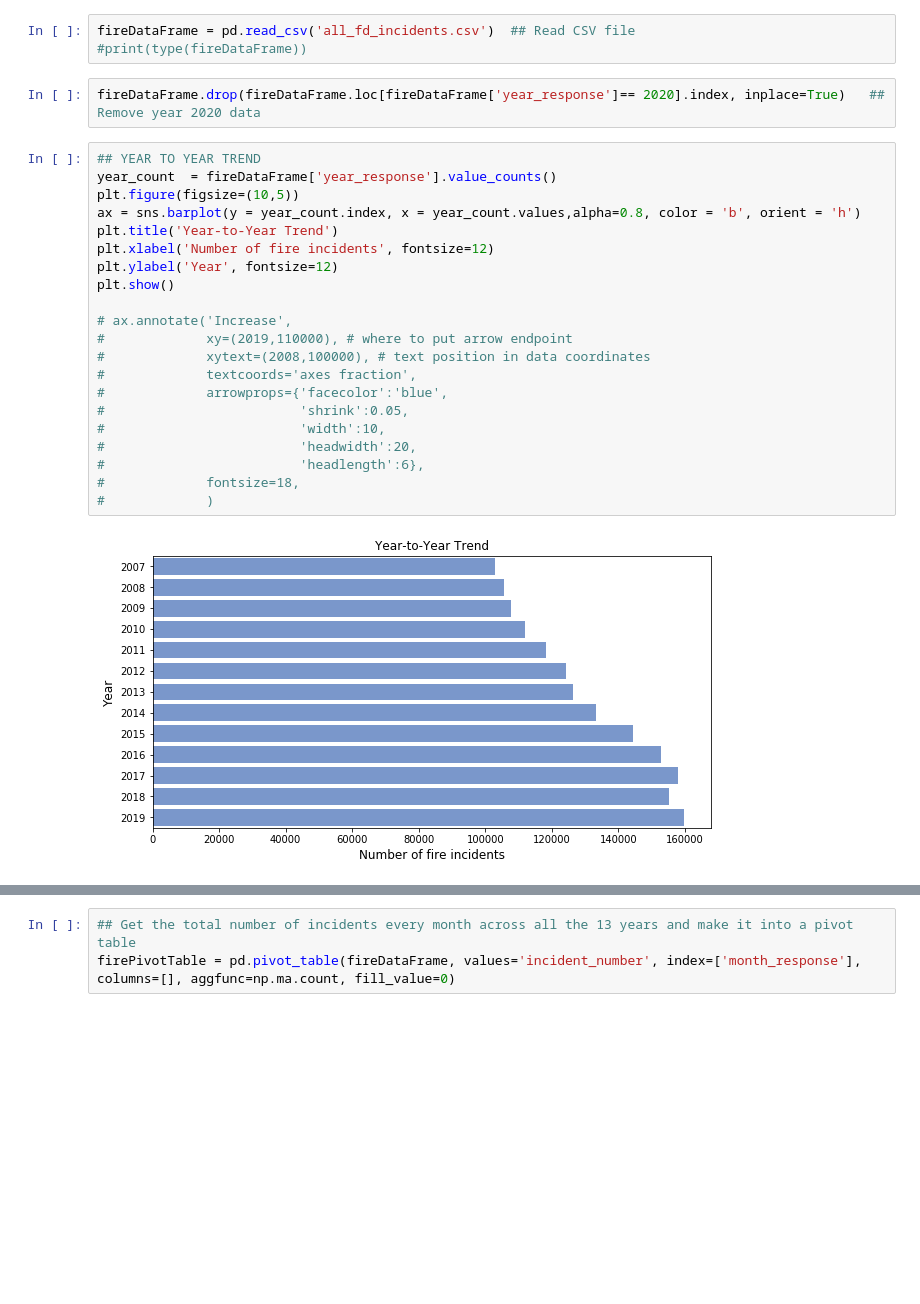
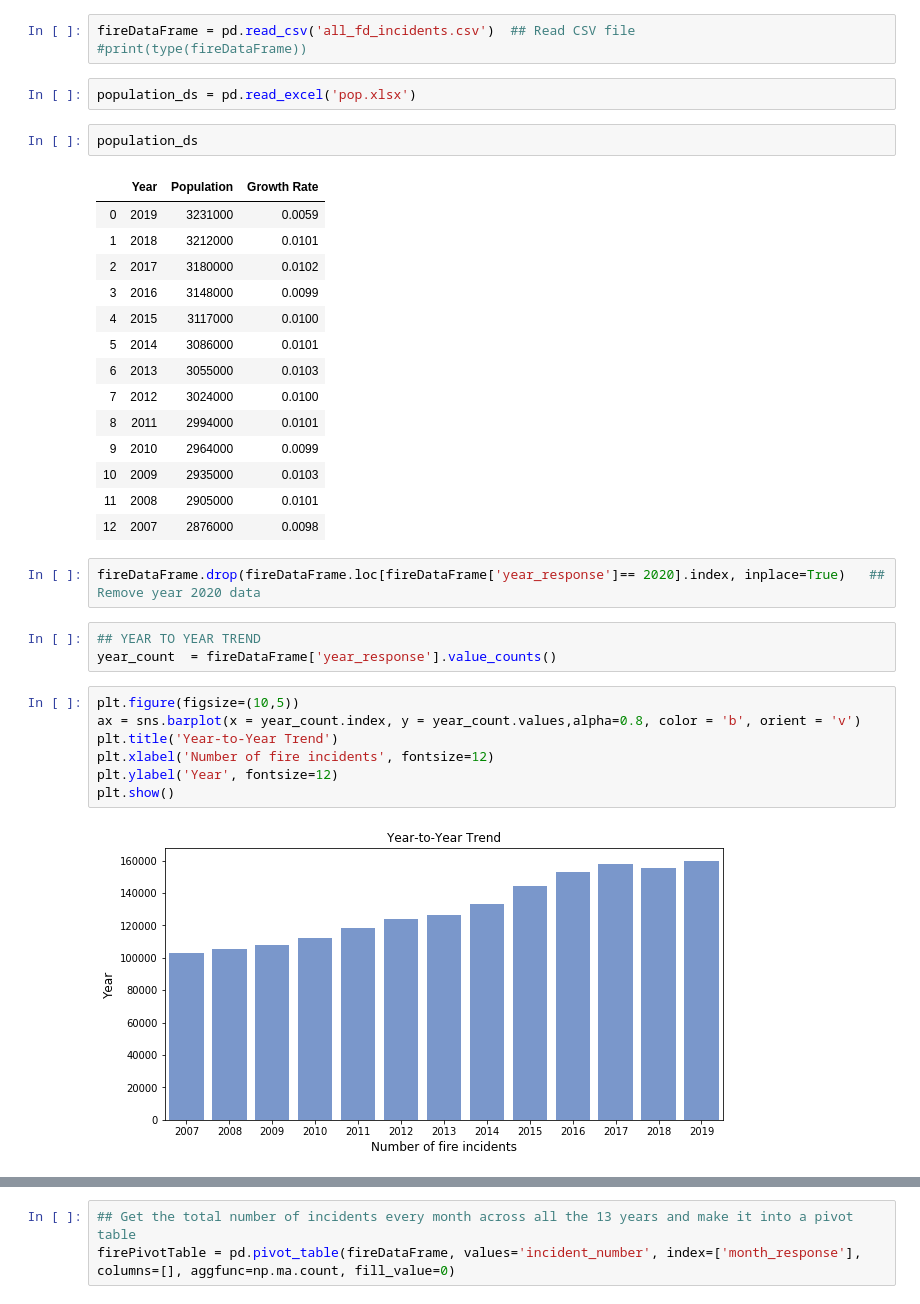
Before and after one commit to hundredball/ECE143_Project_Group24, a Jupyter notebook: ECE143.ipynb, the cells around one changed output, grey strips where cells are left out. Saved outputs shown, nothing was run; the diff lists cells and outputs as text; blank space fills up the shorter version.

```diff
--- a/ECE143.ipynb
+++ b/ECE143.ipynb
@@ -13,28 +13,36 @@ from sort_dataframeby_monthorweek import *
 # %%
 fireDataFrame = pd.read_csv('all_fd_incidents.csv')  ## Read CSV file
 #print(type(fireDataFrame))
+# %%
+population_ds = pd.read_excel('pop.xlsx')
+# %%
+population_ds
+# %% [output]
+|  | Year | Population | Growth Rate |
+| 0 | 2019 | 3231000 | 0.0059 |
+| 1 | 2018 | 3212000 | 0.0101 |
+| 2 | 2017 | 3180000 | 0.0102 |
+| 3 | 2016 | 3148000 | 0.0099 |
+| 4 | 2015 | 3117000 | 0.0100 |
+| 5 | 2014 | 3086000 | 0.0101 |
+| 6 | 2013 | 3055000 | 0.0103 |
+| 7 | 2012 | 3024000 | 0.0100 |
+| 8 | 2011 | 2994000 | 0.0101 |
+| 9 | 2010 | 2964000 | 0.0099 |
+| 10 | 2009 | 2935000 | 0.0103 |
+| 11 | 2008 | 2905000 | 0.0101 |
+| 12 | 2007 | 2876000 | 0.0098 |
 # %%
 fireDataFrame.drop(fireDataFrame.loc[fireDataFrame['year_response']== 2020].index, inplace=True)   ## Remove year 2020 data
+# %%
+## YEAR TO YEAR TREND
+year_count  = fireDataFrame['year_response'].value_counts()
 # %%
-## YEAR TO YEAR TREND
-year_count  = fireDataFrame['year_response'].value_counts()
 plt.figure(figsize=(10,5))
-ax = sns.barplot(y = year_count.index, x = year_count.values,alpha=0.8, color = 'b', orient = 'h')
+ax = sns.barplot(x = year_count.index, y = year_count.values,alpha=0.8, color = 'b', orient = 'v')
 plt.title('Year-to-Year Trend')
 plt.xlabel('Number of fire incidents', fontsize=12)
 plt.ylabel('Year', fontsize=12)
 plt.show()
-
-# ax.annotate('Increase',
-#             xy=(2019,110000), # where to put arrow endpoint
-#             xytext=(2008,100000), # text position in data coordinates
-#             textcoords='axes fraction',
-#             arrowprops={'facecolor':'blue',
-#                         'shrink':0.05,
-#                         'width':10,
-#                         'headwidth':20,
-#                         'headlength':6},
-#             fontsize=18,
-#             )
 # %% [output]
-[figure, old version]
+[figure, new version]
```
Also changed, not shown: parts of 5 cells of this notebook.
